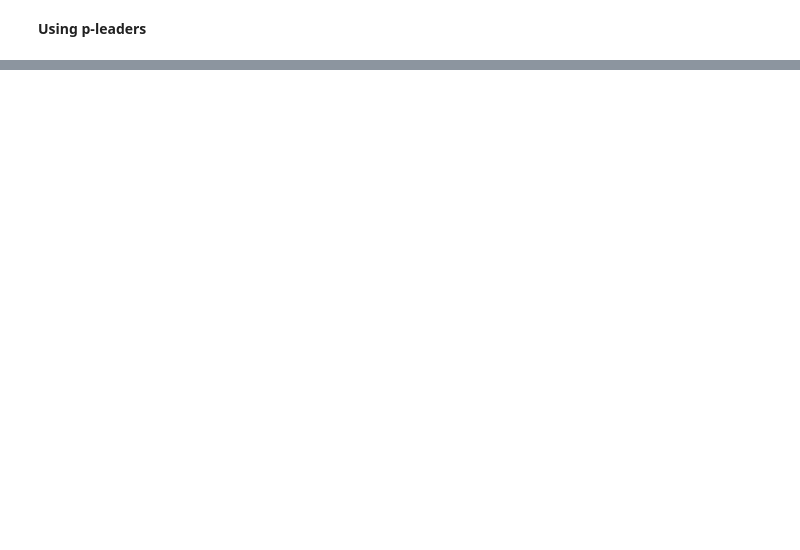
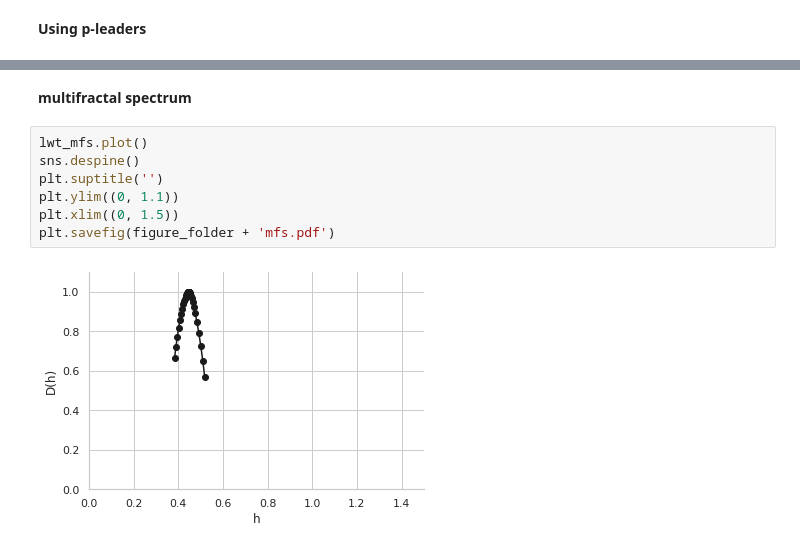
Before and after one commit to neurospin/pymultifracs, a Jupyter notebook: examples/Demo-real.ipynb, the cells around one changed output, grey strips where cells are left out. Saved outputs shown, nothing was run; the diff lists cells and outputs as text; blank space fills up the shorter version.

```diff
--- a/examples/Demo-real.ipynb
+++ b/examples/Demo-real.ipynb
@@ -149,0 +197,11 @@ Plotting the cumulant functions is done as below:
+# %% [markdown]
+**multifractal spectrum**
+# %%
+lwt_mfs.plot()
+sns.despine()
+plt.suptitle('')
+plt.ylim((0, 1.1))
+plt.xlim((0, 1.5))
+plt.savefig(figure_folder + 'mfs.pdf')
+# %% [output]
+[figure, added]
```
Also changed, not shown: parts of 85 cells of this notebook, 9 other files.
